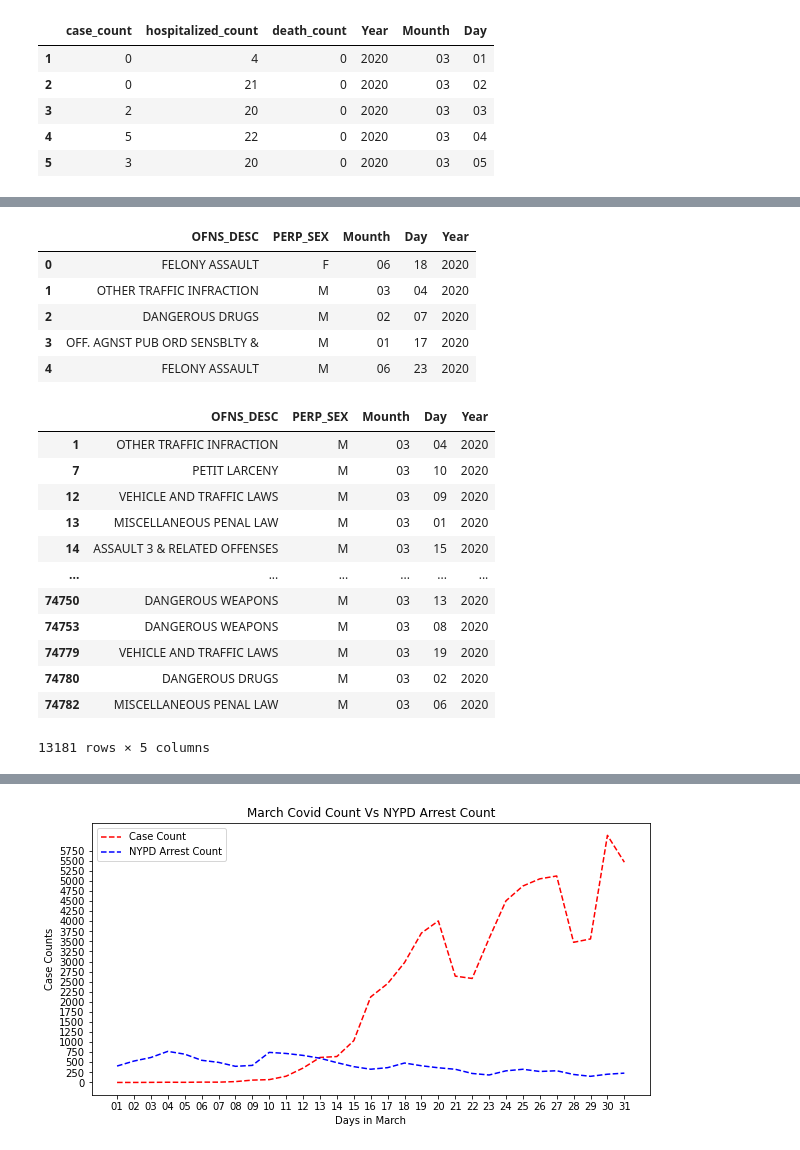
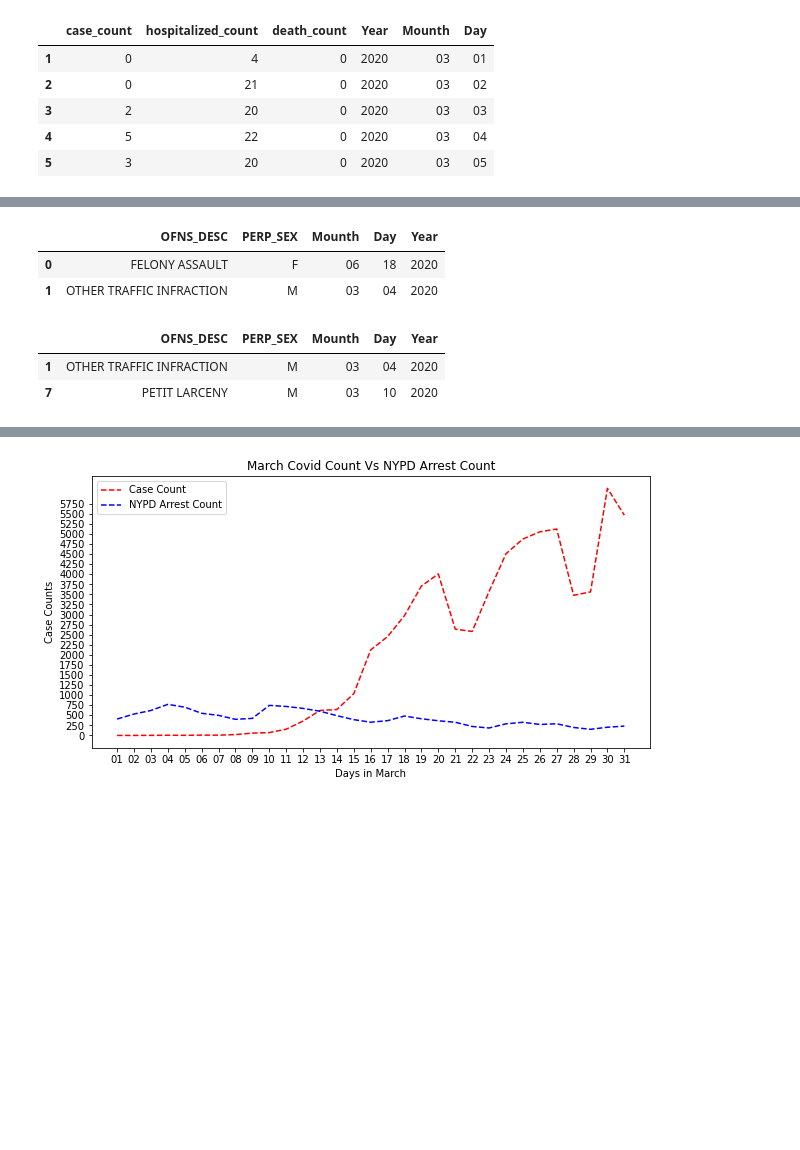
Before and after one commit to cesar3963/Covid-Vs-NYPD-Crime-, a Jupyter notebook: Covid Count Vs NYPD Arrest Count.ipynb, the cells around one changed output, grey strips where cells are left out. Drawn from its saved outputs; the diff is of its cells as text; code cells hidden in the pictures; blank space fills up the shorter version.

```diff
--- a/Covid Count Vs NYPD Arrest Count.ipynb
+++ b/Covid Count Vs NYPD Arrest Count.ipynb
@@ -143,30 +137,17 @@ nypd_data.head()
 # %%
 clean_nypd_data = nypd_data[['OFNS_DESC','PERP_SEX','Mounth','Day',"Year"]]
-clean_nypd_data.head()
+clean_nypd_data.head(2)
 # %% [output]
 |  | OFNS_DESC | PERP_SEX | Mounth | Day | Year |
 | 0 | FELONY ASSAULT | F | 06 | 18 | 2020 |
 | 1 | OTHER TRAFFIC INFRACTION | M | 03 | 04 | 2020 |
-| 2 | DANGEROUS DRUGS | M | 02 | 07 | 2020 |
-| 3 | OFF. AGNST PUB ORD SENSBLTY & | M | 01 | 17 | 2020 |
-| 4 | FELONY ASSAULT | M | 06 | 23 | 2020 |
 # %%
 march_nypd_data = clean_nypd_data.loc[(clean_nypd_data["Mounth"] == "03"),:]
-march_nypd_data
+march_nypd_data.head(2)
 # %% [output]
 |  | OFNS_DESC | PERP_SEX | Mounth | Day | Year |
 | 1 | OTHER TRAFFIC INFRACTION | M | 03 | 04 | 2020 |
 | 7 | PETIT LARCENY | M | 03 | 10 | 2020 |
-| 12 | VEHICLE AND TRAFFIC LAWS | M | 03 | 09 | 2020 |
-| 13 | MISCELLANEOUS PENAL LAW | M | 03 | 01 | 2020 |
-| 14 | ASSAULT 3 & RELATED OFFENSES | M | 03 | 15 | 2020 |
-| ... | ... | ... | ... | ... | ... |
-| 74750 | DANGEROUS WEAPONS | M | 03 | 13 | 2020 |
-| 74753 | DANGEROUS WEAPONS | M | 03 | 08 | 2020 |
-| 74779 | VEHICLE AND TRAFFIC LAWS | M | 03 | 19 | 2020 |
-| 74780 | DANGEROUS DRUGS | M | 03 | 02 | 2020 |
-| 74782 | MISCELLANEOUS PENAL LAW | M | 03 | 06 | 2020 |
-13181 rows × 5 columns
 # %%
 
 group_ofns = march_nypd_data.groupby("Day")
```
Also changed, not shown: parts of 11 cells of this notebook.
